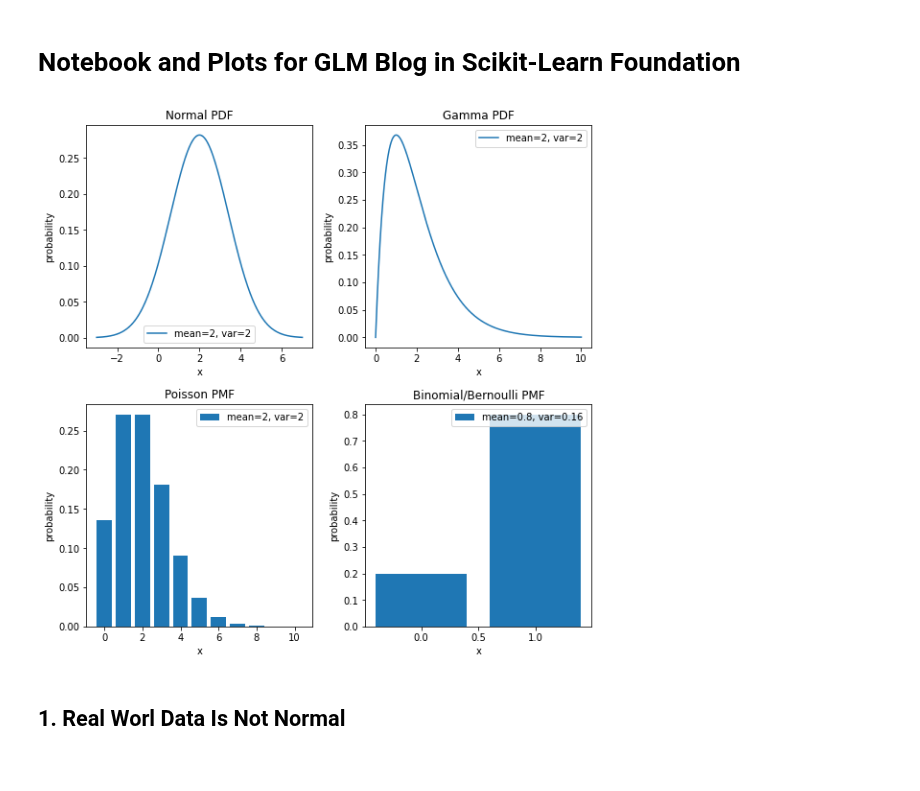
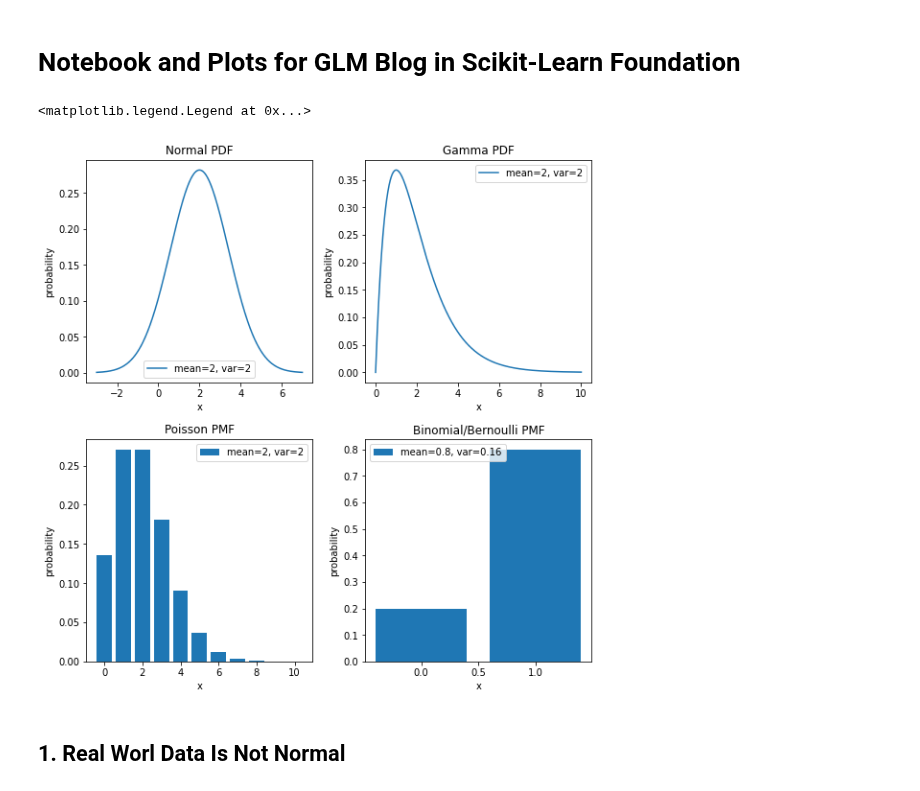
Before and after one commit to lorentzenchr/notebooks, a Jupyter notebook: Blog_GLM_in_sklearn_v0.23.ipynb, the cells around one changed output. Drawn from its saved outputs; the diff is of its cells as text; code cells hidden in the pictures.

```diff
--- a/Blog_GLM_in_sklearn_v0.23.ipynb
+++ b/Blog_GLM_in_sklearn_v0.23.ipynb
@@ -26,34 +26,36 @@ x = np.linspace(mean-5, mean+5, num=1000)
 axes[0, 0].plot(x, stats.norm(loc=mean, scale=np.sqrt(var)).pdf(x),
                 label=f"mean={mean}, var={var}")
 axes[0, 0].set_title("Normal PDF")
 
 mean, var = 2, 2
 x = np.linspace(0, 10, num=1000)
 axes[0, 1].plot(x, stats.gamma(a=mean**2/var, scale=var/mean).pdf(x),
                 label=f"mean={mean}, var={var}")
 axes[0, 1].set_title("Gamma PDF")
 
 mean = 2
 var = mean
 x = np.arange(0, 11)
 axes[1, 0].bar(x, stats.poisson(mu=mean).pmf(x),
                label=f"mean={mean}, var={var}")
 axes[1, 0].set_title("Poisson PMF")
 
 mean = 0.8
 var = mean * (1 - mean)
 x = np.arange(0, 2)
 axes[1, 1].bar(x, stats.bernoulli(p=mean).pmf(x),
                label=f"mean={mean}, var={var:.2f}")
 axes[1, 1].set_title("Binomial/Bernoulli PMF")
 
 for ax in axes.flat:
     ax.set(xlabel='x', ylabel='probability')
     ax.legend()
+axes[1, 1].legend(loc="upper left")
 
 # fig.suptitle("Different Probability Distributions")
 # %% [output]
+<matplotlib.legend.Legend at 0x...>
-[figure, old version]
+[figure, new version]
 # %% [markdown]
 ## 1. Real Worl Data Is Not Normal
 # %%
```
Also changed, not shown: parts of 28 cells of this notebook.
